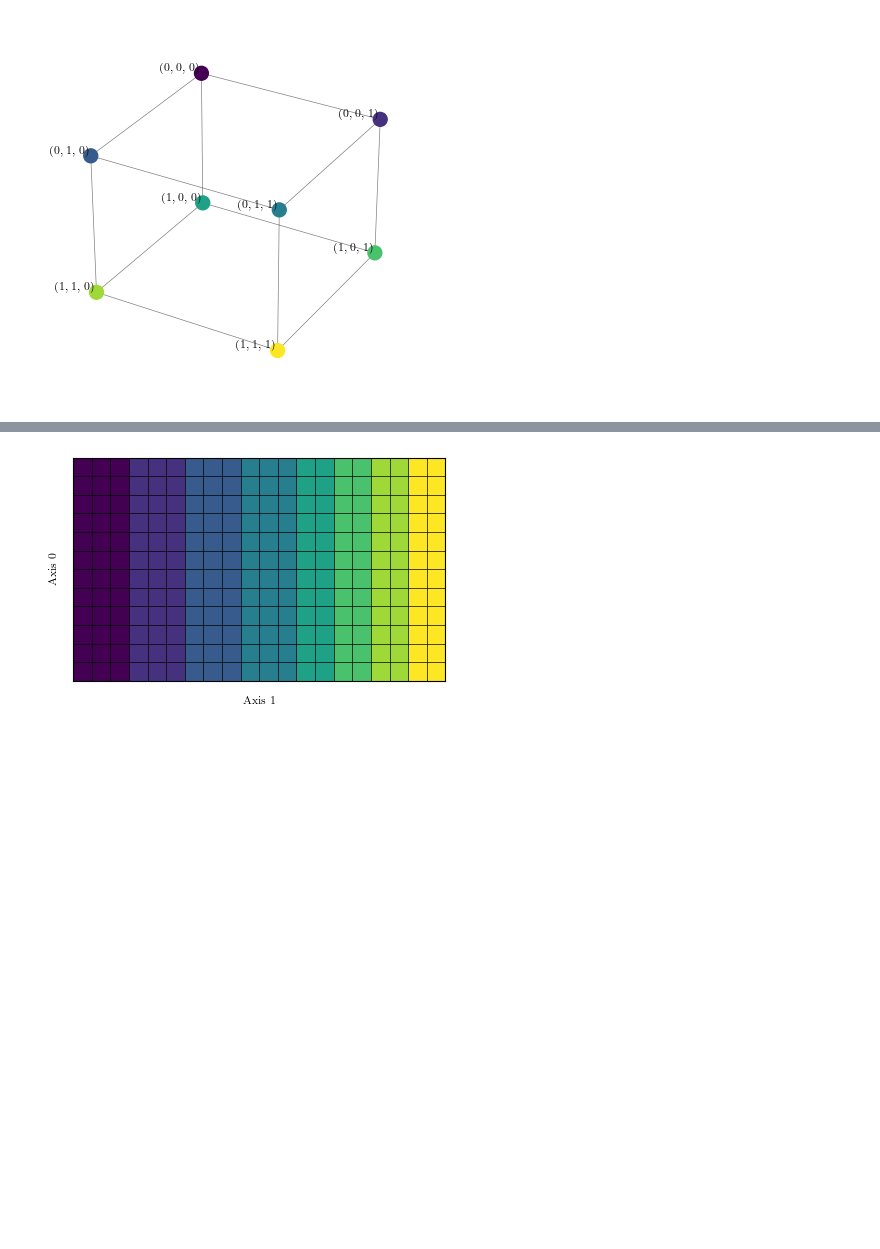
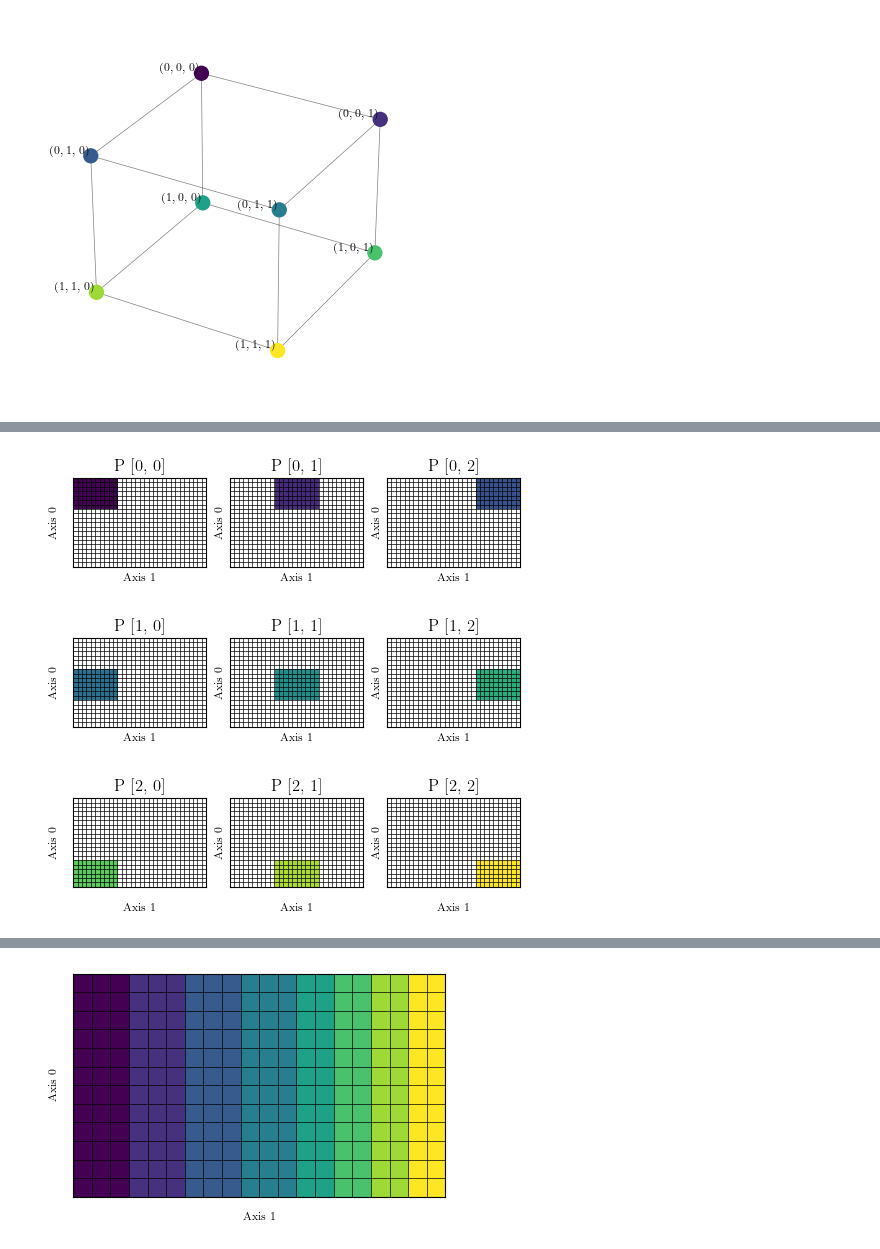
Before and after one commit to Helmholtz-AI-Energy/tensorcraft, a Jupyter notebook: notebooks/viz_basics.ipynb, the cells around one changed output, grey strips where cells are left out. Saved outputs shown, nothing was run; the diff lists cells and outputs as text; code cells hidden in the pictures; blank space fills up the shorter version.

```diff
--- a/notebooks/viz_basics.ipynb
+++ b/notebooks/viz_basics.ipynb
@@ -74,3 +83,33 @@ for p in range(d.numProcessors):
+# %%
+import math
+
+mesh = torch.Size((3, 3))
+d = tc.dist.MultiAxisDist(mesh, ((0,), (1,)), (0, 0))
+tensor_shape = torch.Size((20, 30))
+
+subplot_x = mesh[0]
+subplot_y = math.prod(mesh[1:]) if len(mesh) > 1 else 1
+
+fig = plt.figure(layout="constrained")
+gs = fig.add_gridspec(nrows=subplot_x, ncols=subplot_y)
+axs = gs.subplots(
+    sharex=True,
+    sharey=True,
+)
+
+# print(f"subplot_x: {subplot_x}, subplot_y: {subplot_y}")
+
+for p in range(d.numProcessors):
+    p_midx = d.getProcessorMultiIndex(p)
+
+    y_idx = tc.multi2linearIndex(mesh[1:], p_midx[1:]) if len(mesh) > 1 else 0
+    # print(f"p_midx: {p_midx}, p: {p}, subplot: {p_midx[0], y_idx}")
+    if len(mesh) == 1:
+        tc.viz.draw_2d_processor_view(axs[p_midx[0]], tensor_shape, d, p)
+    else:
+        tc.viz.draw_2d_processor_view(axs[p_midx[0], y_idx], tensor_shape, d, p)
+# %% [output]
+[figure, added]
 # %%
 fig = plt.figure(layout="constrained")
 d = tc.dist.MultiAxisDist(mesh, ((0,), (1,)), (1, 1))
```
Also changed, not shown: parts of 11 cells of this notebook, 5 other files.
